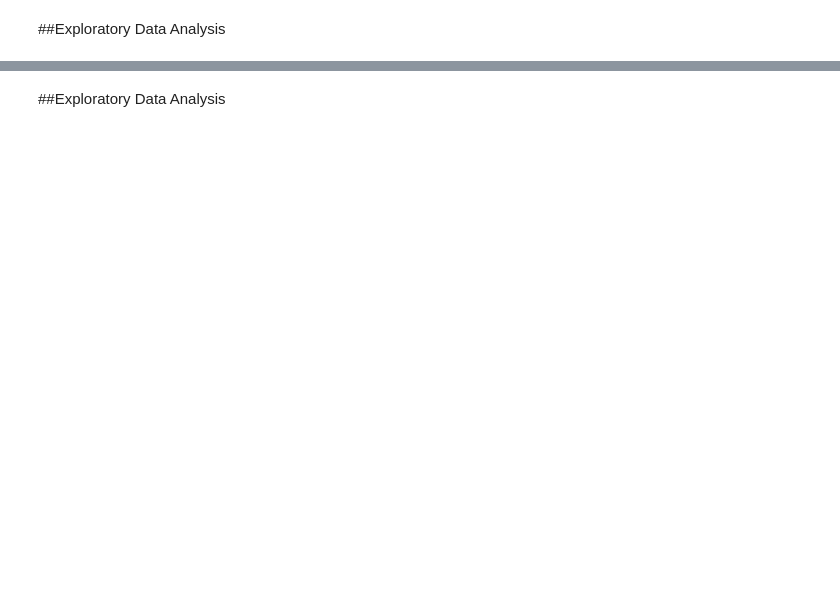
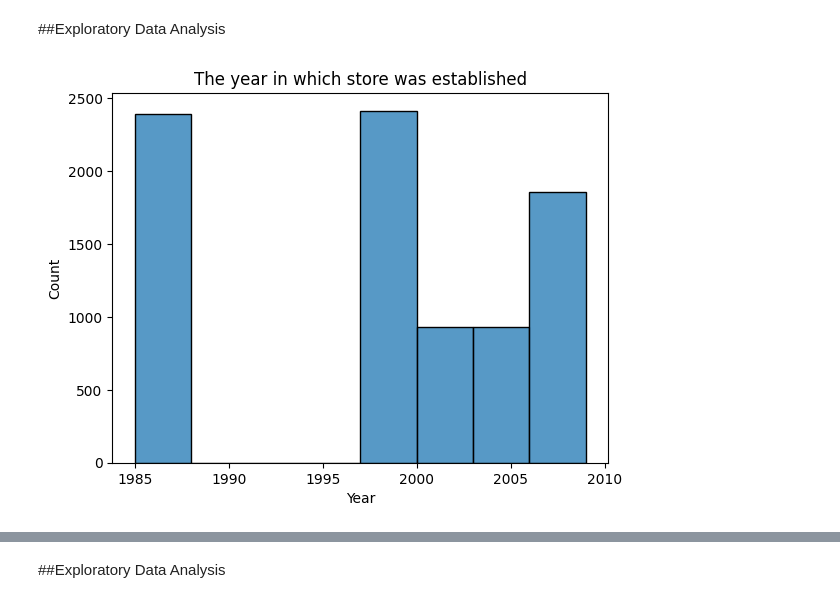
Before and after one commit to Jeze2/Prediction-of-product-sales, a Jupyter notebook: Prediction of Product Sales.ipynb, the cells around one changed output, grey strips where cells are left out. Drawn from its saved outputs; the diff is of its cells as text; code cells hidden in the pictures; blank space fills up the shorter version.

```diff
--- a/Prediction of Product Sales.ipynb
+++ b/Prediction of Product Sales.ipynb
@@ -152,2 +165,12 @@ df.describe()
 # %% [markdown]
 ##Exploratory Data Analysis
+# %%
+#Creating a histogram
+ax = sns.histplot(data=df, x='Outlet_Establishment_Year', binwidth=3)
+
+#Adding titles and labels
+ax.set_title('The year in which store was established')
+ax.set_xlabel('Year')
+ax.set_ylabel('Count');
+# %% [output]
+[figure, added]
```
Also changed, not shown: parts of 17 cells of this notebook.
